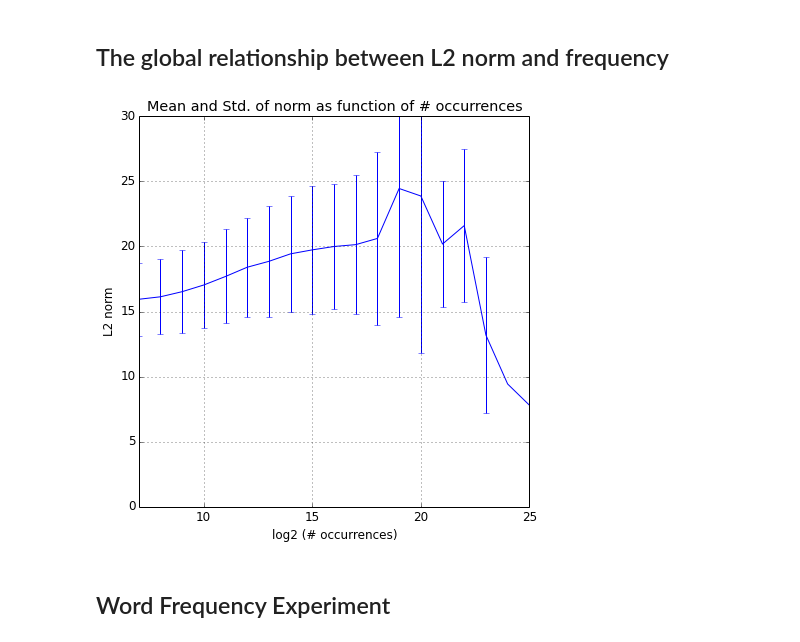
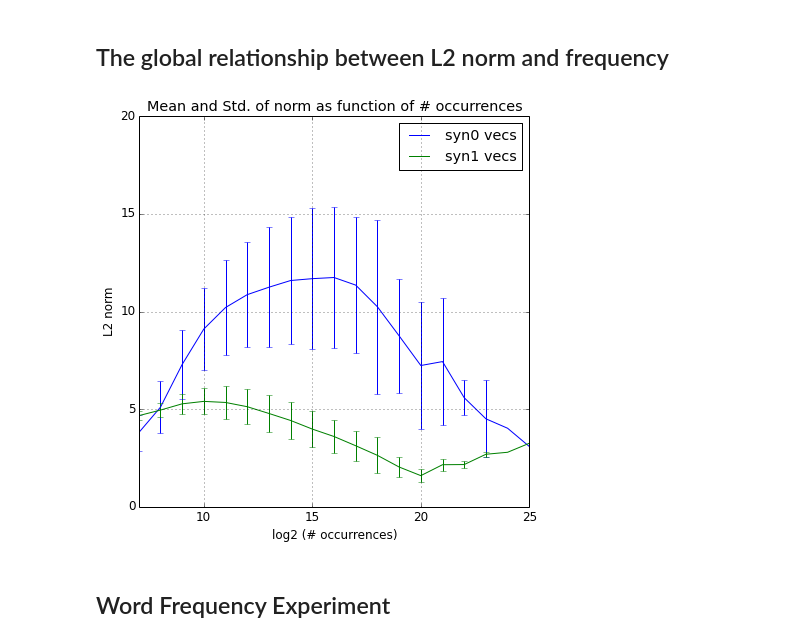
Before and after one commit to benjaminwilson/word2vec-norm-experiments, a Jupyter notebook: analysis.ipynb, the cells around one changed output. Saved outputs shown, nothing was run; the diff lists cells and outputs as text; code cells hidden in the pictures.

Commit message:
syn0 and syn1neg vectors written out; use negative sampling

```diff
--- a/analysis.ipynb
+++ b/analysis.ipynb
@@ -29,0 +23,9 @@ vocab size:  62017
+# %%
+vectors_syn0 = load_word2vec_binary(filenames['vectors_binary'])
+norms_syn0 = np.sqrt((vectors_syn0 ** 2).sum(axis=1))
+
+vectors_syn1neg = load_word2vec_binary(filenames['vectors_binary'] + '.syn1neg')
+norms_syn1neg = np.sqrt((vectors_syn1neg ** 2).sum(axis=1))
+
+vocab = list(vectors_syn0.index)
+print 'vocab size: ', len(vocab)
@@ -34,10 +38,11 @@ with file(filenames['corpus_modified']) as f:
     new_counts = count_words(f)
     total_words = sum(new_counts.values())
 # %%
-stats = pd.DataFrame({'occurrences': new_counts, 'L2_norm': norms}).dropna()
+stats = pd.DataFrame({'occurrences': new_counts, 'L2_norm_syn0': norms_syn0, 'L2_norm_syn1neg': norms_syn1neg}).dropna()
 stats['occurrences_band'] = np.floor(np.log2(stats.occurrences)).astype(int)
 stats['log2_frequency'] = np.log2(stats.occurrences * 1. / total_words)
-stats.L2_norm.name = 'L2 norm'
+stats.L2_norm_syn0.name = 'L2 norm (syn0)'
+stats.L2_norm_syn1neg.name = 'L2 norm (syn1neg)'
 # %%
 band_counts = stats.occurrences_band.dropna().value_counts().sort_index()
 band_counts.index.name = 'log2 (# occurrences)'
@@ -50,14 +55,23 @@ _ = band_counts.plot(kind='bar', title='Number of words in each occurrence count
 # %%
 band_gb = stats.groupby('occurrences_band')
 
-means = band_gb.L2_norm.mean()
-errors = band_gb.L2_norm.std()
-ax = means.plot(yerr=errors, title='Mean and Std. of norm as function of # occurrences', figsize=(7, 7), ylim=(0, 30))
+means = band_gb.L2_norm_syn0.mean()
+errors = band_gb.L2_norm_syn0.std()
+ax = means.plot(yerr=errors)
+
+means = band_gb.L2_norm_syn1neg.mean()
+errors = band_gb.L2_norm_syn1neg.std()
+ax = means.plot(yerr=errors, figsize=(7,7))
+
+_ = ax.set_title('Mean and Std. of norm as function of # occurrences')
+_ = ax.set_ylim(0, 20)
 _ = ax.set_xlabel('log2 (# occurrences)')
-_ = ax.set_ylabel(stats.L2_norm.name)
+_ = ax.set_ylabel('L2 norm')
+
+plt.legend(['syn0 vecs', 'syn1 vecs'])
 plt.savefig('frequency-norm-graph.png')
 # %% [output]
-[figure, old version]
+[figure, new version]
 # %%
 def set_num_plots(num_plots):
     colormap = plt.cm.gist_ncar
```
Also changed, not shown: parts of 13 cells of this notebook, 10 other files.
